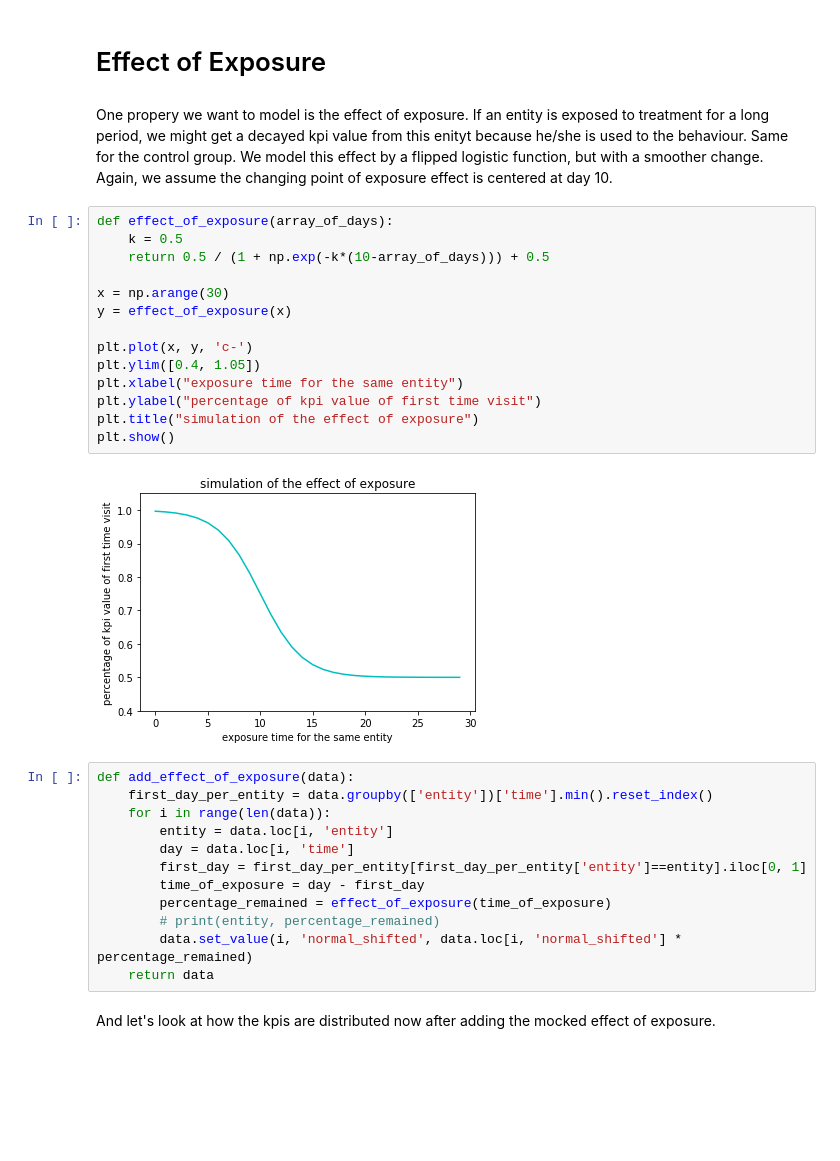
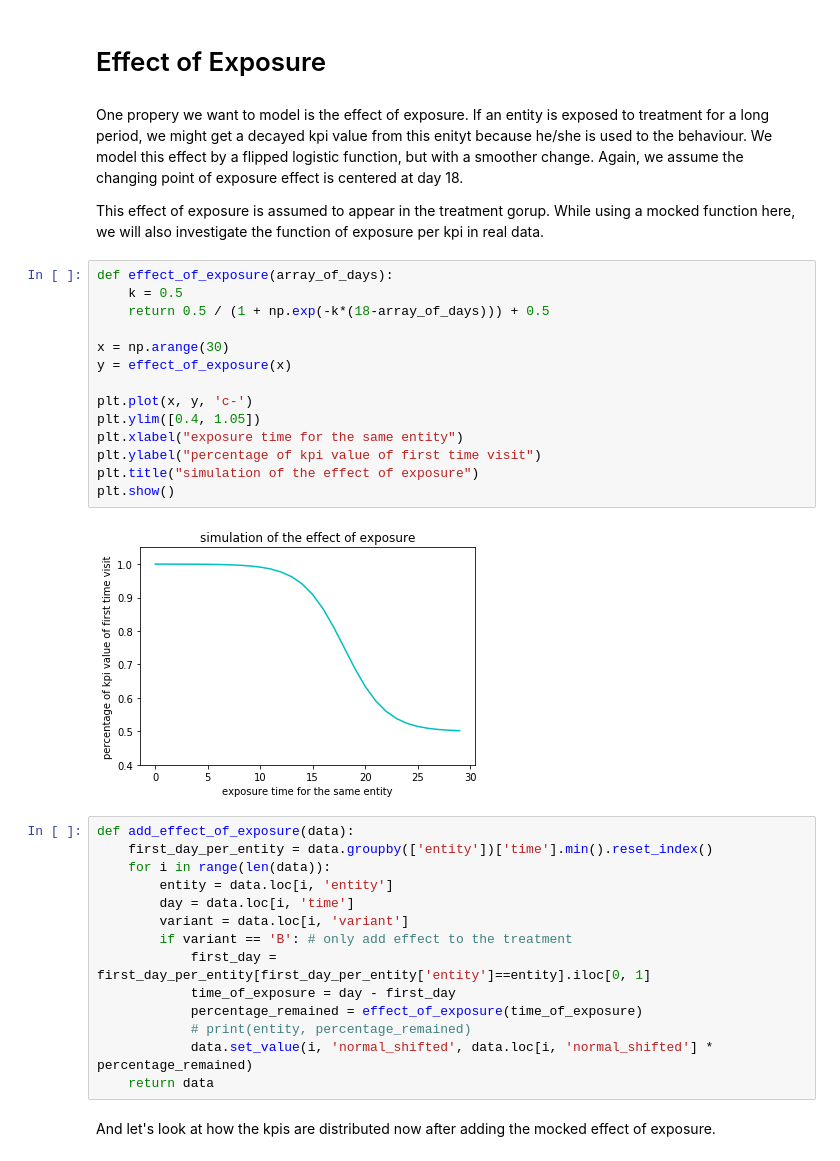
Before and after one commit to shansfolder/AB-Test-Rampup-Analysis, a Jupyter notebook: Ramp-up-Simulation.ipynb, the cells around one changed output. Saved outputs shown, nothing was run; the diff lists cells and outputs as text; blank space fills up the shorter version.

```diff
--- a/Ramp-up-Simulation.ipynb
+++ b/Ramp-up-Simulation.ipynb
@@ -131,34 +132,38 @@ We can see that kpis of the two variant are normally distributed with mean 0.5.
 # %% [markdown]
 # Effect of Exposure
 # %% [markdown]
-One propery we want to model is the effect of exposure. If an entity is exposed to treatment for a long period, we might get a decayed kpi value from this enityt because he/she is used to the behaviour. Same for the control group. We model this effect by a flipped logistic function, but with a smoother change. Again, we assume the changing point of exposure effect is centered at day 10.
+One propery we want to model is the effect of exposure. If an entity is exposed to treatment for a long period, we might get a decayed kpi value from this enityt because he/she is used to the behaviour. We model this effect by a flipped logistic function, but with a smoother change. Again, we assume the changing point of exposure effect is centered at day 18.
+
+This effect of exposure is assumed to appear in the treatment gorup. While using a mocked function here, we will also investigate the function of exposure per kpi in real data.
 # %%
 def effect_of_exposure(array_of_days):
     k = 0.5
-    return 0.5 / (1 + np.exp(-k*(10-array_of_days))) + 0.5
+    return 0.5 / (1 + np.exp(-k*(18-array_of_days))) + 0.5
 
 x = np.arange(30)
 y = effect_of_exposure(x)
 
 plt.plot(x, y, 'c-')
 plt.ylim([0.4, 1.05])
 plt.xlabel("exposure time for the same entity")
 plt.ylabel("percentage of kpi value of first time visit")
 plt.title("simulation of the effect of exposure")
 plt.show()
 # %% [output]
-[figure, old version]
+[figure, new version]
 # %%
 def add_effect_of_exposure(data):
     first_day_per_entity = data.groupby(['entity'])['time'].min().reset_index()
     for i in range(len(data)):
         entity = data.loc[i, 'entity']
         day = data.loc[i, 'time']
-        first_day = first_day_per_entity[first_day_per_entity['entity']==entity].iloc[0, 1]
-        time_of_exposure = day - first_day
-        percentage_remained = effect_of_exposure(time_of_exposure)
-        # print(entity, percentage_remained)
-        data.set_value(i, 'normal_shifted', data.loc[i, 'normal_shifted'] * percentage_remained)
+        variant = data.loc[i, 'variant']
+        if variant == 'B': # only add effect to the treatment
+            first_day = first_day_per_entity[first_day_per_entity['entity']==entity].iloc[0, 1]
+            time_of_exposure = day - first_day
+            percentage_remained = effect_of_exposure(time_of_exposure)
+            # print(entity, percentage_remained)
+            data.set_value(i, 'normal_shifted', data.loc[i, 'normal_shifted'] * percentage_remained)
     return data
 # %% [markdown]
 And let's look at how the kpis are distributed now after adding the mocked effect of exposure.
```
Also changed, not shown: parts of 17 cells of this notebook.
